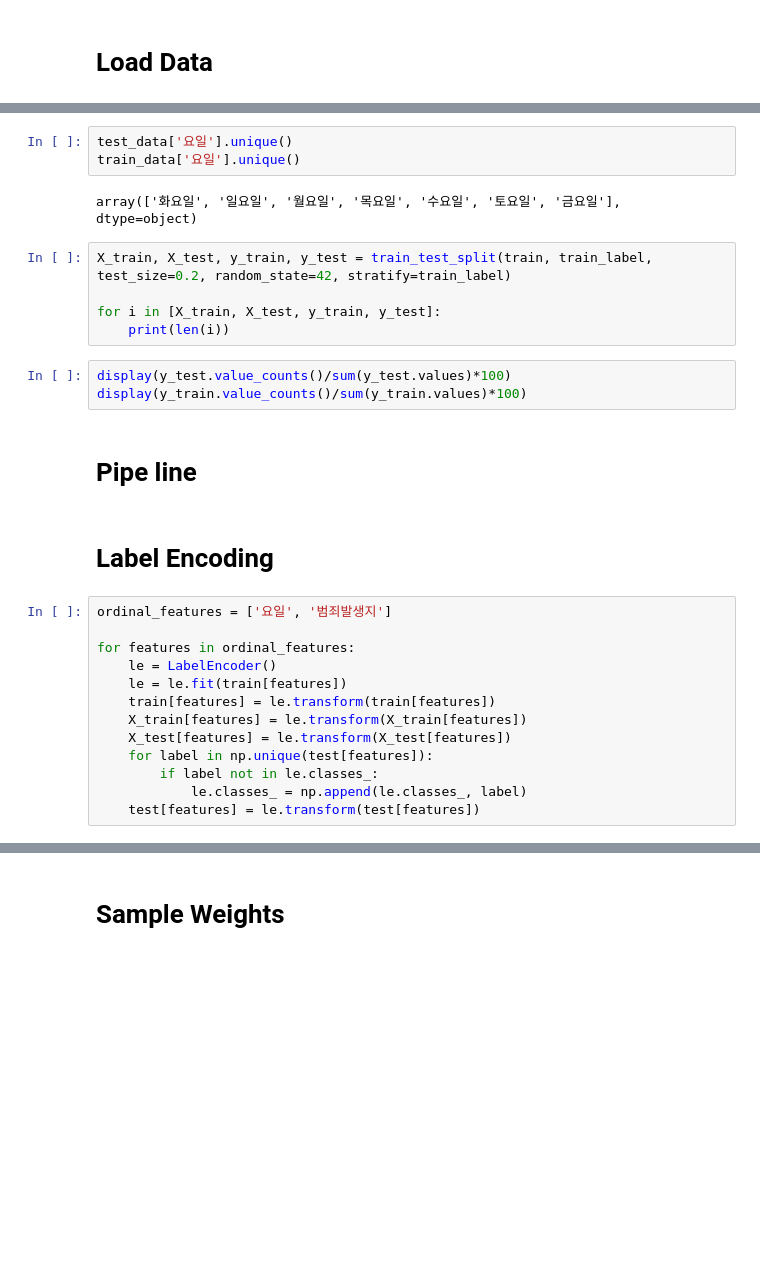
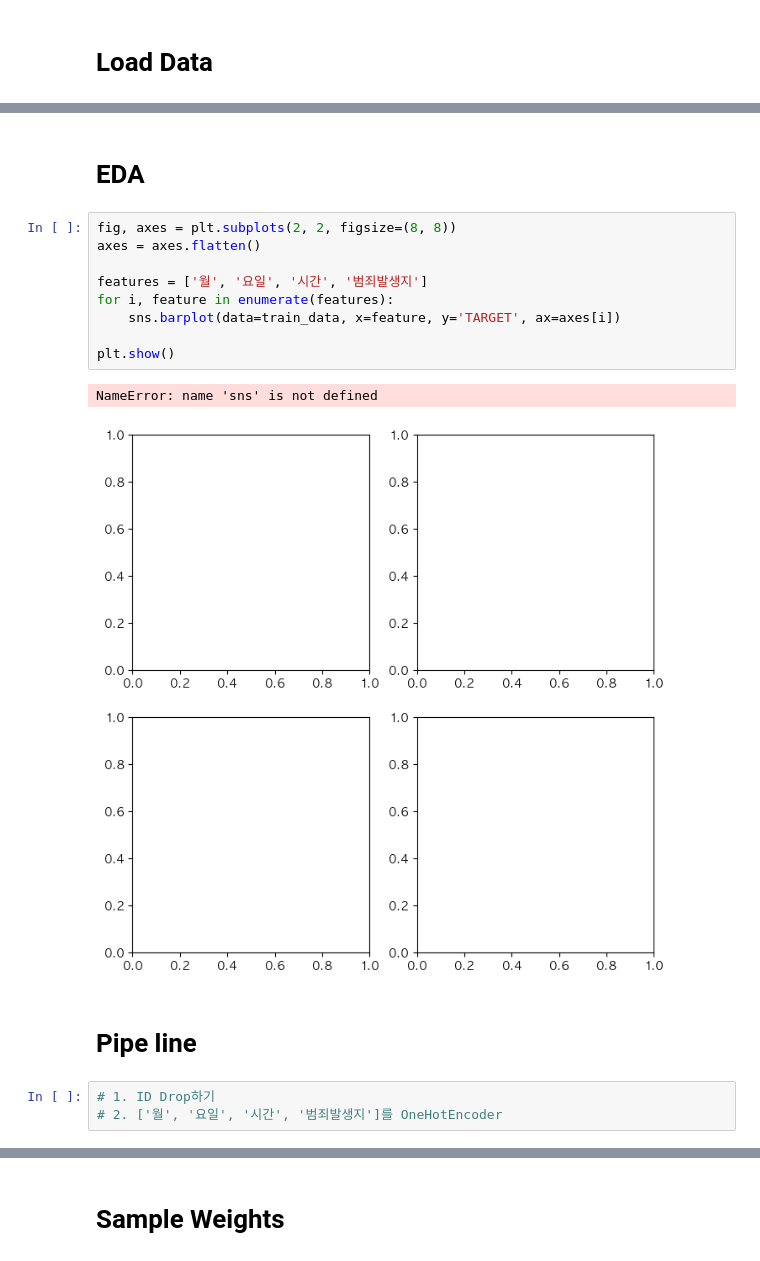
Before and after one commit to kyooon6248/dacon_crime, a Jupyter notebook: EDA.ipynb, the cells around one changed output, grey strips where cells are left out. Cells and saved outputs as stored; diff of their text form; blank space fills up the shorter version.

```diff
--- a/EDA.ipynb
+++ b/EDA.ipynb
@@ -58,30 +78,19 @@ display(test_data.head(3))
-# %%
-test_data['요일'].unique()
-train_data['요일'].unique()
-# %% [output]
-array(['화요일', '일요일', '월요일', '목요일', '수요일', '토요일', '금요일'], dtype=object)
-# %%
-X_train, X_test, y_train, y_test = train_test_split(train, train_label, test_size=0.2, random_state=42, stratify=train_label)
-
-for i in [X_train, X_test, y_train, y_test]:
-    print(len(i))
-# %%
-display(y_test.value_counts()/sum(y_test.values)*100)
-display(y_train.value_counts()/sum(y_train.values)*100)
+# %% [markdown]
+# EDA
+# %%
+fig, axes = plt.subplots(2, 2, figsize=(8, 8))
+axes = axes.flatten()
+
+features = ['월', '요일', '시간', '범죄발생지']
+for i, feature in enumerate(features):
+    sns.barplot(data=train_data, x=feature, y='TARGET', ax=axes[i])
+
+plt.show()
+# %% [output]
+NameError: name 'sns' is not defined
+[figure, added]
 # %% [markdown]
 # Pipe line
-# %% [markdown]
-# Label Encoding
-# %%
-ordinal_features = ['요일', '범죄발생지']
-
-for features in ordinal_features:
-    le = LabelEncoder()
-    le = le.fit(train[features])
-    train[features] = le.transform(train[features])
-    X_train[features] = le.transform(X_train[features])
-    X_test[features] = le.transform(X_test[features])
-    for label in np.unique(test[features]):
-        if label not in le.classes_:
-            le.classes_ = np.append(le.classes_, label)
-    test[features] = le.transform(test[features])
+# %%
+# 1. ID Drop하기
+# 2. ['월', '요일', '시간', '범죄발생지']를 OneHotEncoder
```
Also changed, not shown: parts of 15 cells of this notebook, 4 other files.
